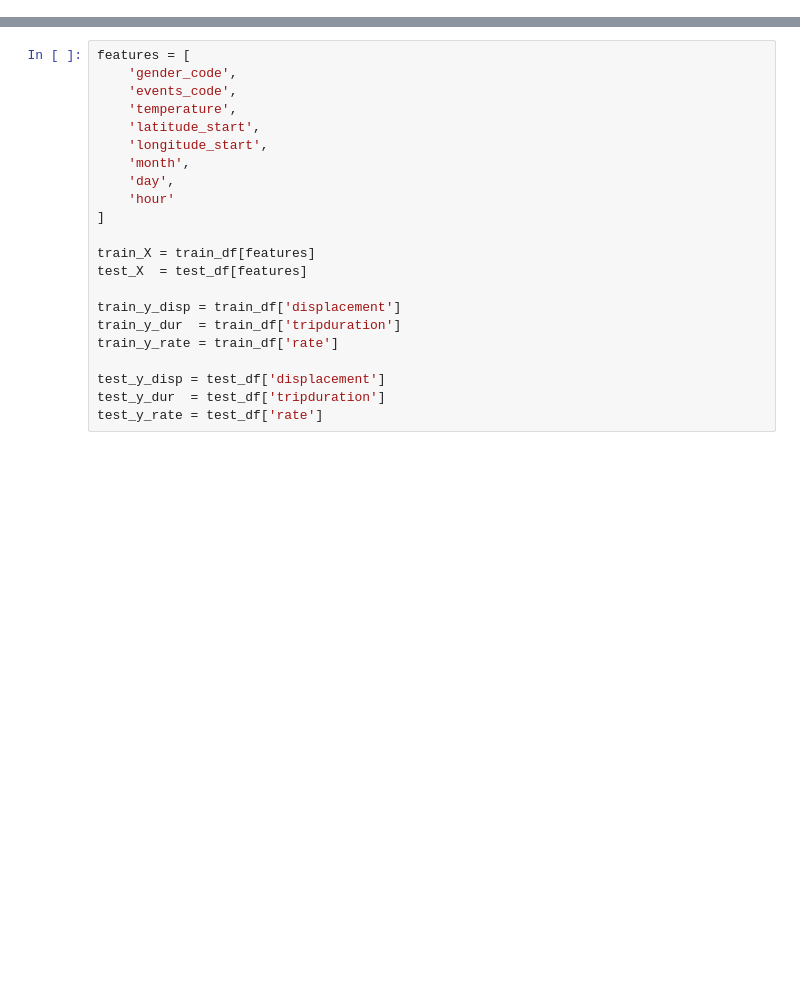
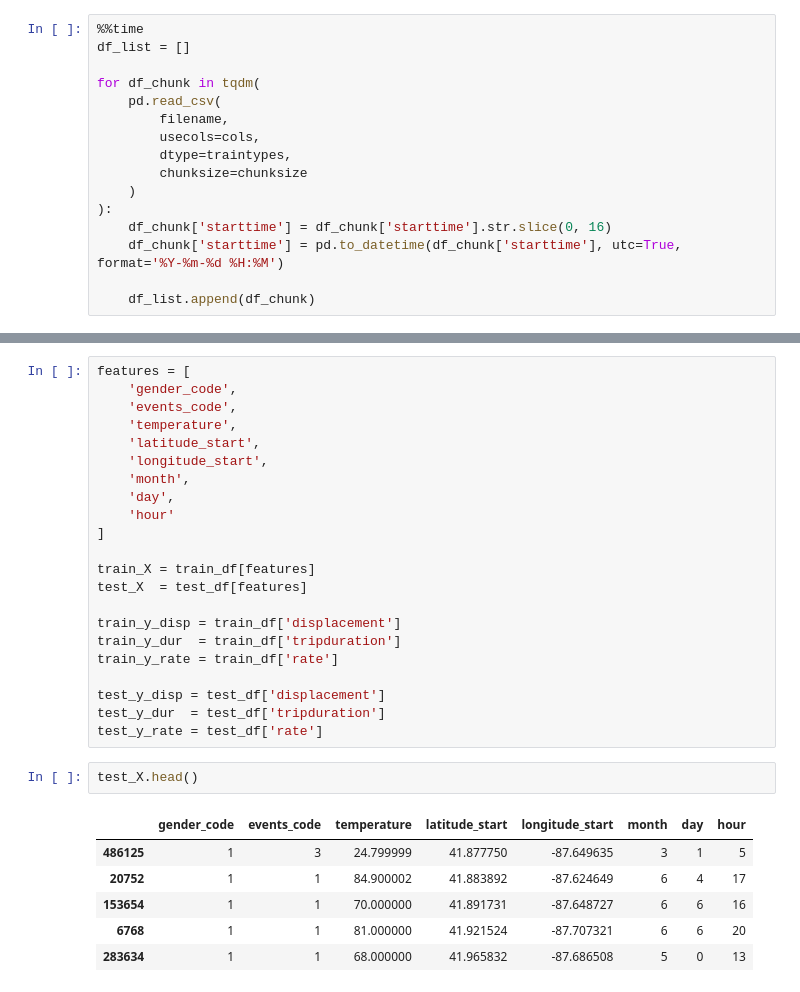
Before and after one commit to mickey-is-codin/data-science, a Jupyter notebook: Kaggle/Divvy/Ride_Prediction.ipynb, the cells around one changed output, grey strips where cells are left out. Drawn from its saved outputs; the diff is of its cells as text; blank space fills up the shorter version.

```diff
--- a/Kaggle/Divvy/Ride_Prediction.ipynb
+++ b/Kaggle/Divvy/Ride_Prediction.ipynb
@@ -45,0 +103,16 @@ data_df.head()
+# %%
+%%time
+df_list = []
+
+for df_chunk in tqdm(
+    pd.read_csv(
+        filename,
+        usecols=cols,
+        dtype=traintypes,
+        chunksize=chunksize
+    )
+):
+    df_chunk['starttime'] = df_chunk['starttime'].str.slice(0, 16)
+    df_chunk['starttime'] = pd.to_datetime(df_chunk['starttime'], utc=True, format='%Y-%m-%d %H:%M')
+
+    df_list.append(df_chunk)
@@ -150,6 +268,15 @@ train_y_rate = train_df['rate']
 test_y_disp = test_df['displacement']
 test_y_dur  = test_df['tripduration']
 test_y_rate = test_df['rate']
+# %%
+test_X.head()
+# %% [output]
+|  | gender_code | events_code | temperature | latitude_start | longitude_start | month | day | hour |
+| 486125 | 1 | 3 | 24.799999 | 41.877750 | -87.649635 | 3 | 1 | 5 |
+| 20752 | 1 | 1 | 84.900002 | 41.883892 | -87.624649 | 6 | 4 | 17 |
+| 153654 | 1 | 1 | 70.000000 | 41.891731 | -87.648727 | 6 | 6 | 16 |
+| 6768 | 1 | 1 | 81.000000 | 41.921524 | -87.707321 | 6 | 6 | 20 |
+| 283634 | 1 | 1 | 68.000000 | 41.965832 | -87.686508 | 5 | 0 | 13 |
 # %%
 displacement_model = DecisionTreeRegressor(random_state=1)
 displacement_model.fit(train_X, train_y_disp)
```
Also changed, not shown: parts of 15 cells of this notebook.
